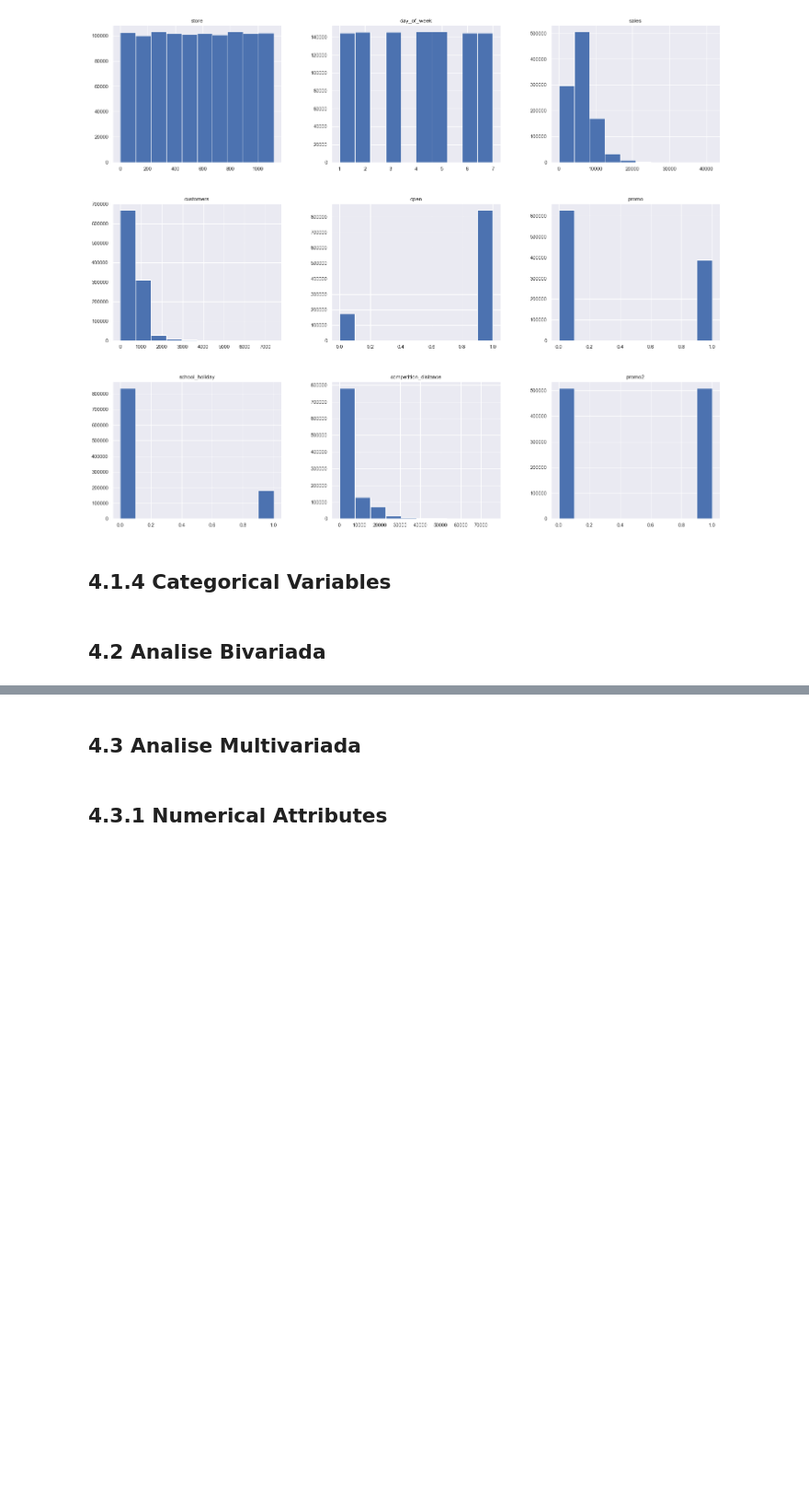
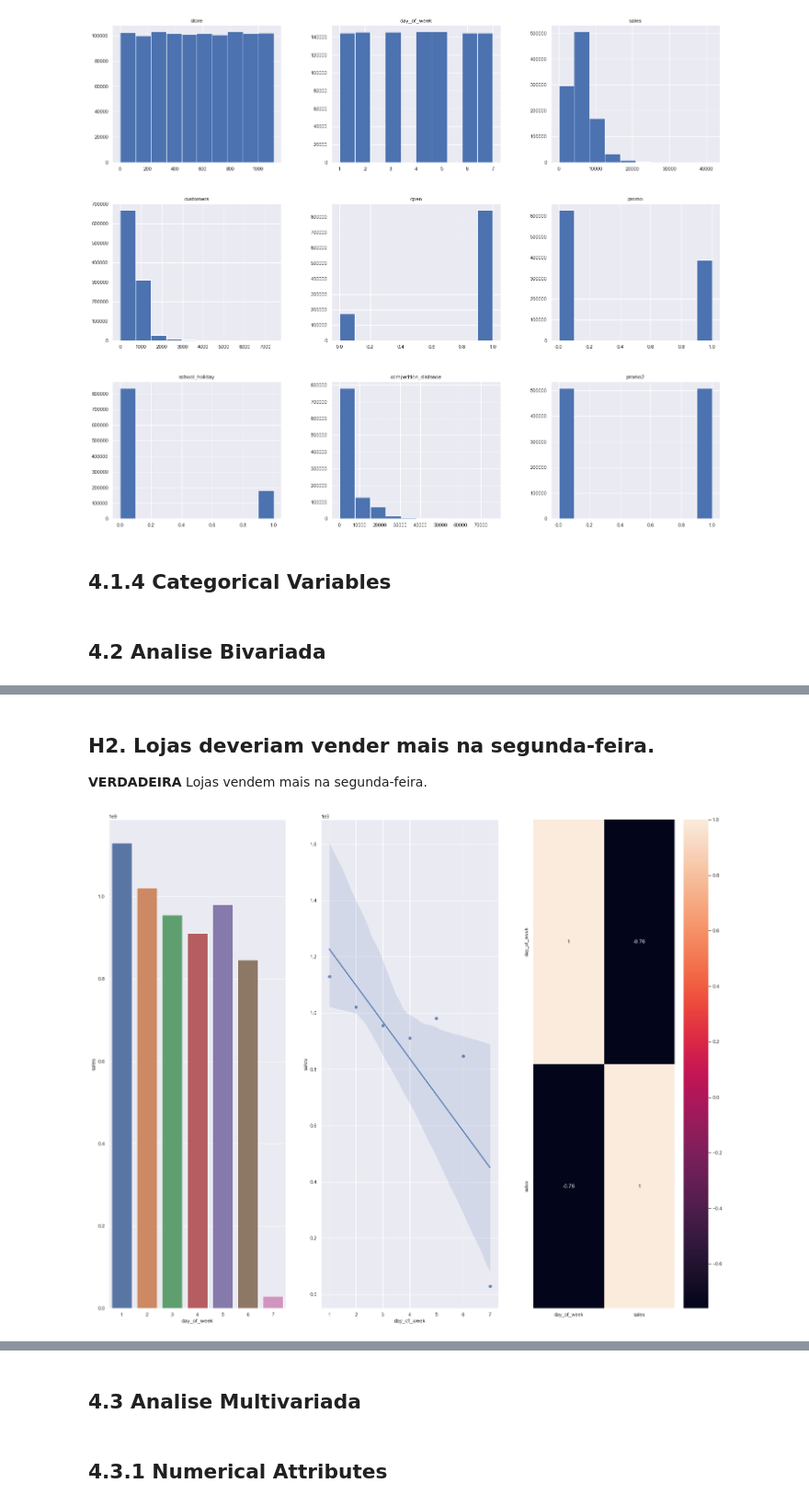
Before and after one commit to marcusbraggion/forecasting_sales, a Jupyter notebook: notebooks/forecasting_sales.ipynb, the cells around one changed output, grey strips where cells are left out. Shown at 92% size. Drawn from its saved outputs; the diff is of its cells as text; code cells hidden in the pictures; blank space fills up the shorter version.

```diff
--- a/notebooks/forecasting_sales.ipynb
+++ b/notebooks/forecasting_sales.ipynb
@@ -400,0 +437,16 @@ num_attributes.hist();
+# %% [markdown]
+## **H2**. Lojas deveriam vender mais na segunda-feira.
+**VERDADEIRA** Lojas vendem mais na segunda-feira.
+# %%
+aux1 = df2[['day_of_week', 'sales']].groupby('day_of_week').sum().reset_index()
+
+plt.subplot( 1, 3, 1 )
+sns.barplot( x='day_of_week', y='sales', data=aux1 );
+
+plt.subplot( 1, 3, 2 )
+sns.regplot( x='day_of_week', y='sales', data=aux1 );
+
+plt.subplot( 1, 3, 3 )
+sns.heatmap( aux1.corr( method='pearson' ), annot=True );
+# %% [output]
+[figure, added]
```
Also changed, not shown: parts of 43 cells of this notebook.
